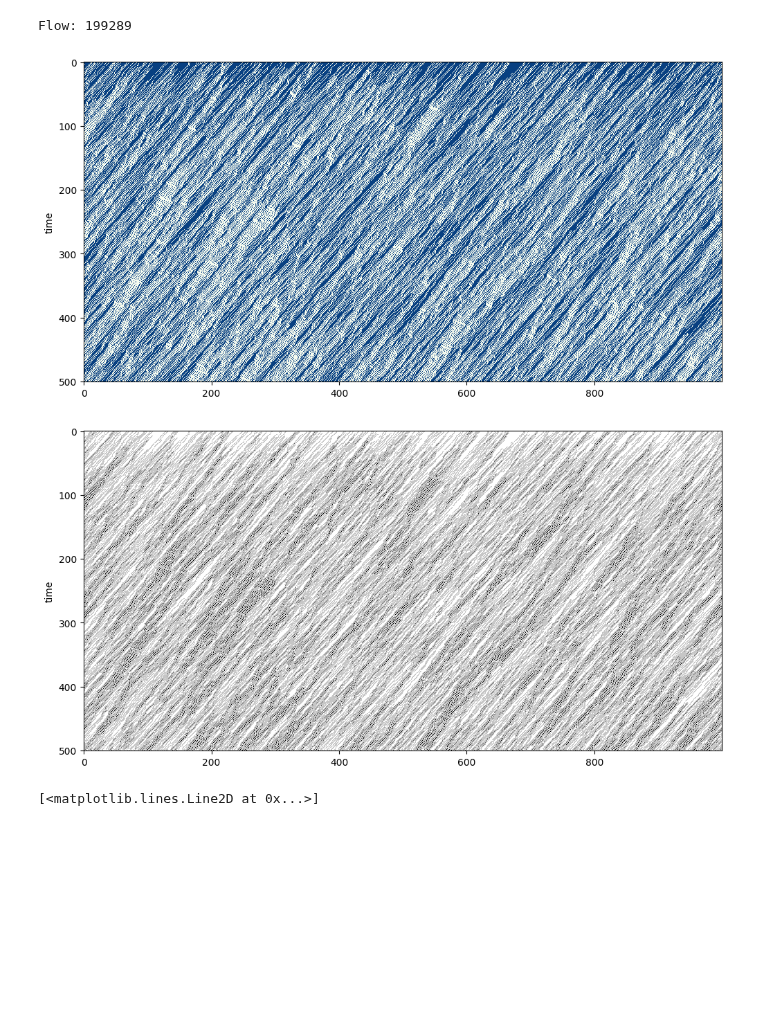
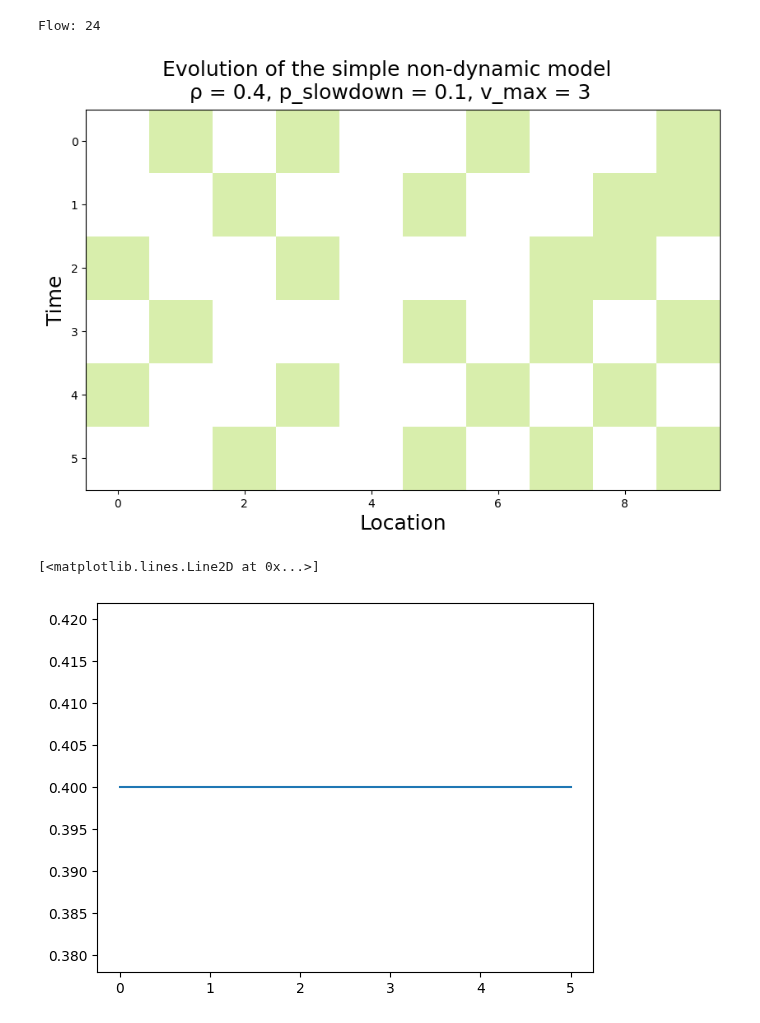
Before and after one commit to ThomasTenDamme/CSS-Group1, a Jupyter notebook: nb.ipynb, the cells around one changed output. Saved outputs shown, nothing was run; the diff lists cells and outputs as text; code cells hidden in the pictures; blank space fills up the shorter version.

```diff
--- a/nb.ipynb
+++ b/nb.ipynb
@@ -128,13 +53,13 @@ Critical density: 0.22040816326530616
 # %%
 importlib.reload(modules)
 
-p_values = np.linspace(0.0, 1, 50)
-L = 300
+p_values = np.linspace(0.0, 1, 30)
+L = 100
 T = int(L / 2)
-n = 20
-p_slowdown_values = np.linspace(0.0, 1, 50)
-v_max_values = [x for x in range(1, 11)]
-repetitions = 5
+n = 1
+p_slowdown_values = np.linspace(0.0, 1, 30)
+v_max_values = [x for x in range(1, 6)]
+repetitions = 1
 
 output_df = modules.find_critical_dataframe_nasch(p_slowdown_values, v_max_values, p_values, L, T, n, repetitions=repetitions)
 
@@ -168,47 +93,48 @@ def density_evolution_nasch (evolution):
     density_evolution = [np.sum(line) / len(line) for line in location_evolution]
     return density_evolution
 # %%
-# Test dynamic model
+# Test non-dynamic model
 importlib.reload(modules)
 
-initial_density = 0.8
-L = 1000
-T = 500
+initial_density = 0.4
+L = 10
+T = 5
 n = 1
 
 # NaSch parameters
 p_slowdown = 0.1
 v_max = 3
 
-# Dynamic parameters
-neighbourhood_size = 5
-entry_chance = 0.01
-exit_chance = 0.01
-
 lifespan_counter, jam_size_counter, evolutions = modules.run_model_stochastic(initial_density, L, T, n, v_max=v_max, p_slowdown = p_slowdown,
-                                                                      return_evolutions=True, dynamic_model=True, neighbourhood_size=neighbourhood_size,
-                                                                      entry_chance=entry_chance, exit_chance=exit_chance)
+                                                                      return_evolutions=True, dynamic_model=False)
 
 # Visualize the evolution
 evolution = evolutions[0]
 
 location_evolution = [[x[0] for x in line] for line in evolution]
 speed_evolution = [[x[1] for x in line] for line in evolution]
 
 flow = modules.calculate_flow_nasch(evolution)
 print(f"Flow: {flow}")
 
+# Create your own colormap from hexcode
+from matplotlib.colors import LinearSegmentedColormap
+colors = ["#ffffff", "#d8eeac"]
+
+colormap = LinearSegmentedColormap.from_list("my_colormap", colors)
+
 # plot the car evolution
 fig, ax = plt.subplots(figsize=(12, 6))  # Adjust the size as needed
-cpl.plot(location_evolution, colormap='GnBu')
-
-fig, ax = plt.subplots(figsize=(12, 6))  # Adjust the size as needed
-cpl.plot(speed_evolution, colormap='Grays')
+ax.set_xlabel(ax.get_xlabel(), fontsize=18)
+ax.set_ylabel(ax.get_ylabel(), fontsize=18)
+fig.suptitle(f"Evolution of the simple non-dynamic model \nρ = {initial_density}, p_slowdown = {p_slowdown}, v_max = {v_max}", fontsize=18)
+cpl.plot(location_evolution, colormap=colormap,
+         xlabel='Location', ylabel='Time')
 
 density_test = density_evolution_nasch(evolution)
 plt.plot(density_test)
 # %% [output]
-Flow: 199289
+Flow: 24
-[figure, old version]
+[figure, new version]
+[<matplotlib.lines.Line2D at 0x...>]
-[figure, old version]
+[figure, new version]
-[<matplotlib.lines.Line2D at 0x...>]
```
Also changed, not shown: parts of 8 cells of this notebook, 2 other files.
